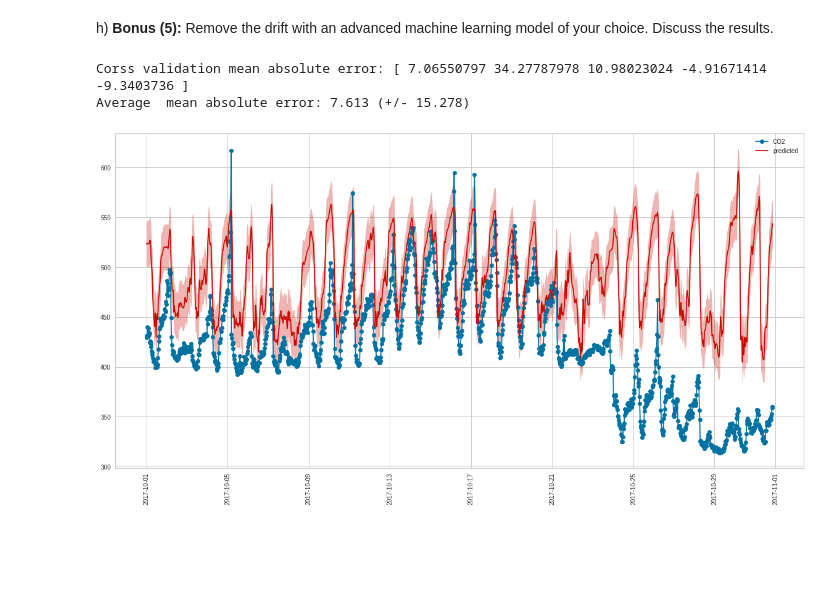
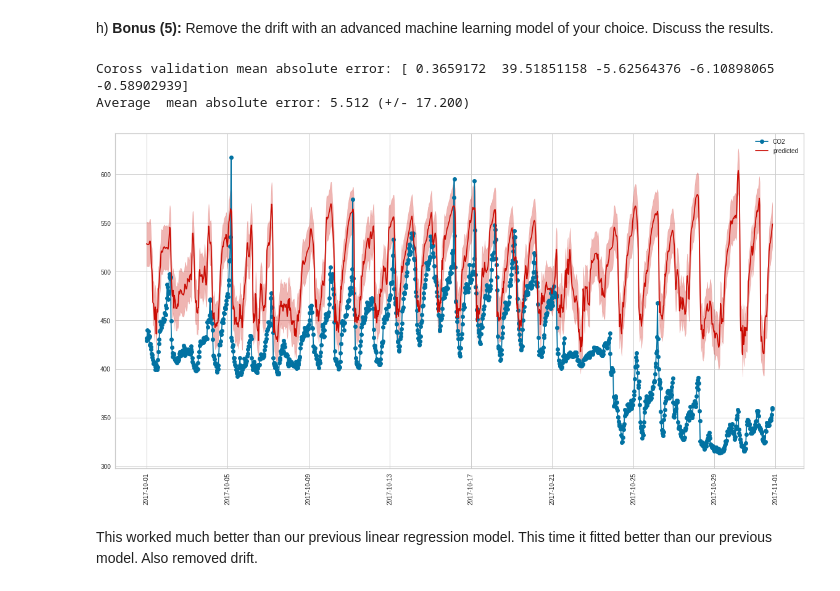
Before and after one commit to FurkanKarakas/dslab-homework-2, a Jupyter notebook: notebooks/DSLab_homework-2.ipynb, the cells around one changed output. Drawn from its saved outputs; the diff is of its cells as text; code cells hidden in the pictures; blank space fills up the shorter version.

```diff
--- a/notebooks/DSLab_homework-2.ipynb
+++ b/notebooks/DSLab_homework-2.ipynb
@@ -327,7 +323,7 @@ where $c$ is the cluster, $n$ is the number of clusters, and $m$ is the number o
 By default, the scoring parameter metric is set to distortion, which computes the sum of squared distances from each point to its assigned center. However, two other metrics can also be used with the KElbowVisualizer – `silhouette` and `calinski_harabasz`. The silhouette score calculates the mean Silhouette Coefficient of all samples, while the calinski_harabasz score computes the ratio of dispersion between and within clusters.
 # %%
 # calinski_harabasz score
-visualizer = KElbowVisualizer(model, k=(2,20), metric='calinski_harabasz')
+visualizer = KElbowVisualizer(model, k=(2,10), metric='calinski_harabasz')
 visualizer.fit(altitudes)
 visualizer.show()
 # %% [output]
@@ -847,9 +812,9 @@ print(similar_zones)
 # %%
 similar_altitude = df_final[ df_final['cluster_ID'] == cluster]['LocationName'].unique()
 similar_altitude  =similar_altitude[similar_altitude !="ZSBN"]
+
+#similar_altitude = [loc for loc in similar_altitude  if df_final[df_final['LocationName']==loc].shape[0] == df_final[df_final['LocationName']=="ZSBN"].shape[0] ]
 print(similar_altitude,len(similar_altitude))
-similar_altitude = [loc for loc in similar_altitude  if df_final[df_final['LocationName']==loc].shape[0] == df_final[df_final['LocationName']=="ZSBN"].shape[0] ]
-print(similar_altitude,len(similar_altitude))
 # %% [output]
 ['RCTZ' 'SMHK' 'SZGL' 'WRTW' 'WSUM' 'ZALL' 'ZAML' 'ZAZG' 'ZBLG' 'ZBRC'
  'ZDLT' 'ZECB' 'ZFBL' 'ZFRK' 'ZGHD' 'ZHRG' 'ZHRO' 'ZHRZ' 'ZLDW' 'ZLMT'
@@ -1068,43 +1046,27 @@ def train_and_select_modelMLP(Xcur,ycur):
     lr = neural_network.MLPRegressor(hidden_layer_sizes=(200, ), activation='relu', solver='adam', alpha=0.001, batch_size='auto', learning_rate='adaptive', learning_rate_init=0.01, max_iter=1000)
     lr = lr.fit(Xcur, ycur)
     scores = cross_val_score(lr, Xcur, ycur, cv=tscv,scoring =mean_error_scorer)
-    print("Corss validation mean absolute error:",scores)
+    print("Coross validation mean absolute error:",scores)
     print("Average  mean absolute error: {0:.3f} (+/- {1:.3f})".format(scores.mean(), scores.std()))
-    """
-    tscv = TimeSeriesSplit()#default is 5 folds
-    currenterror = 1000000
-    for train_index, test_index in tscv.split(Xcur):
-        X_train,X_test,y_train,y_test = Xcur[train_index],Xcur[test_index],ycur[train_index],ycur[test_index]
-        y_train = y_train.ravel()
-        lr = neural_network.MLPRegressor(hidden_layer_sizes=(200, ), activation='relu', solver='adam', alpha=0.001, batch_size='auto', learning_rate='adaptive', learning_rate_init=0.01, max_iter=1000)
-        lr = lr.fit(X_train, y_train)
-        y_test_pred = lr.predict(X_test)
-        scores = cross_val_score(lr, X_train, y_train, cv=tscv,scoring ='r2')
-        print(scores)
-        error = mean_squared_error(y_test, y_test_pred)
-        print("MSE: "+ str(error))
-        print("Average acc: {0:.3f} (+/- {1:.3f})".format(scores.mean(), scores.std()))
-        if currenterror > error:
-            print(currenterror)
-            currenterror = error
-            lr_final = lr
-    """
     return lr,scores.mean(), scores.std()
 clf_final,errormean,errorinterval = train_and_select_modelMLP(X_agg,y_agg)
 # %% [output]
-Corss validation mean absolute error: [ 7.06550797 34.27787978 10.98023024 -4.91671414 -9.3403736 ]
-Average  mean absolute error: 7.613 (+/- 15.278)
+Coross validation mean absolute error: [ 0.3659172  39.51851158 -5.62564376 -6.10898065 -0.58902939]
+Average  mean absolute error: 5.512 (+/- 17.200)
 # %%
 y_pred = clf_final.predict(X_temp_hum)
 # %%
+X,y = prepareXy(df_zsbn,"CO2") # Get X,y for all of the dates
 y_pred = clf_final.predict(X_temp_hum)
 plt.figure(figsize=(20,10))
 plt.plot(df_co2_zsbn.index.values[:-6],y, marker='o', label='CO2')
 plt.plot(df_co2_zsbn.index.values[:-6],y_pred, marker='x', label='predicted',color="r")
 plt.xticks(rotation=90)
 plt.legend()
 plt.fill_between(df_co2_zsbn.index.values[:-6], y_pred.flatten()-errormean-errorinterval, y_pred.flatten()+errormean+errorinterval, color='r', alpha=.3)
 
 plt.grid(True)
 # %% [output]
-[figure, old version]
+[figure, new version]
+# %% [markdown]
+This worked much better than our previous linear regression model. This time it fitted better than our previous model. Also removed drift.
```
Also changed, not shown: parts of 69 cells of this notebook.
